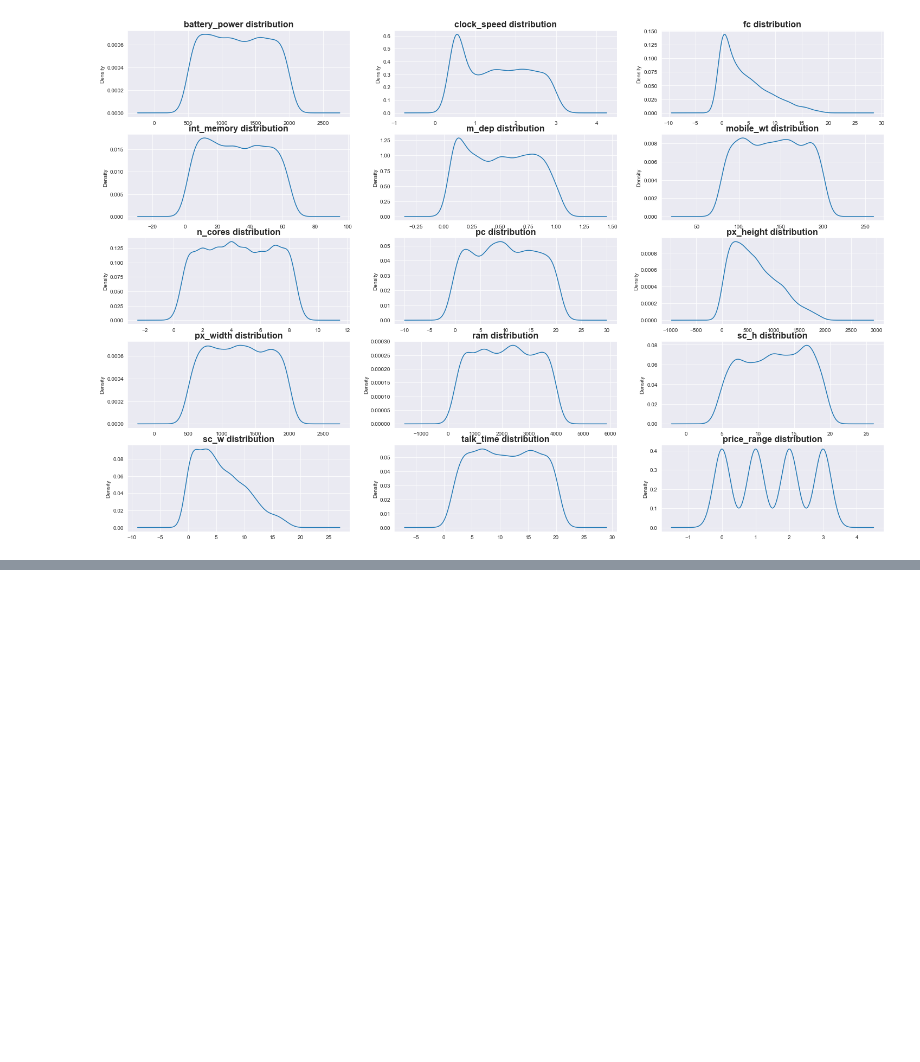
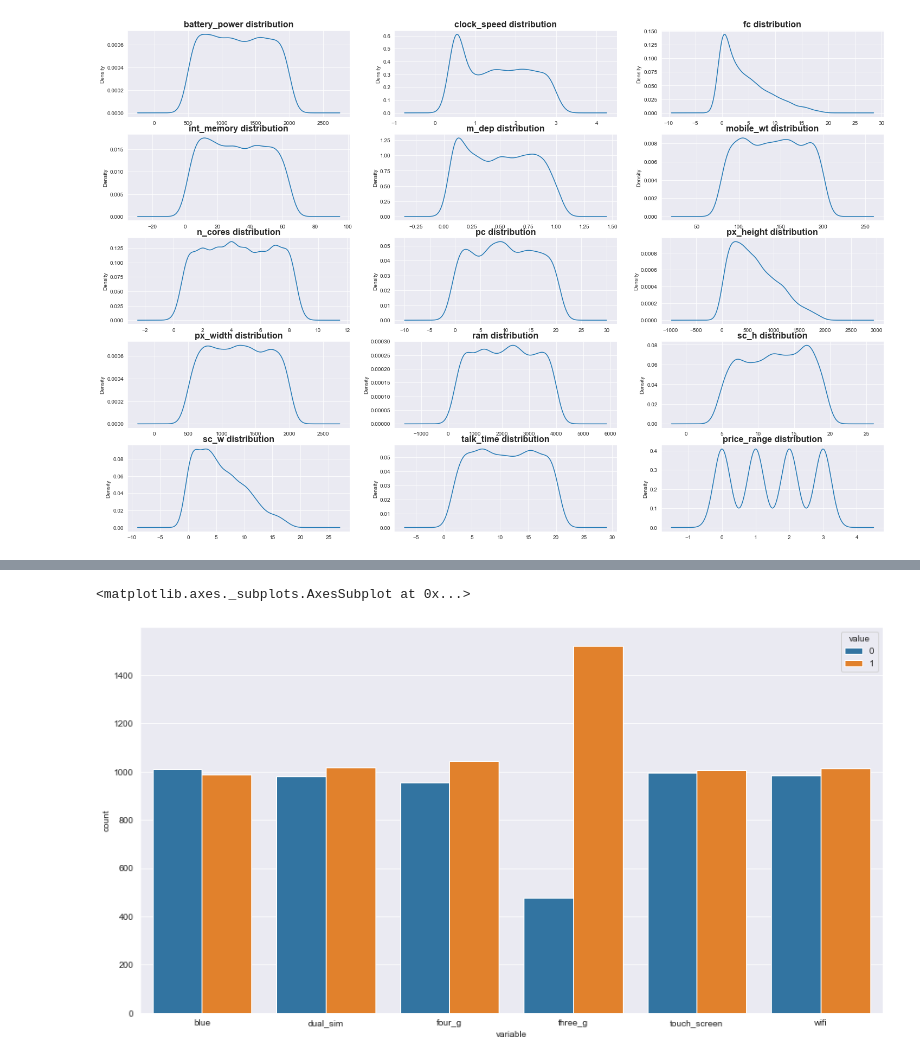
Before and after one commit to jordan-maulino/mobile_price, a Jupyter notebook: mobile_price.ipynb, the cells around one changed output, grey strips where cells are left out. Saved outputs shown, nothing was run; the diff lists cells and outputs as text; code cells hidden in the pictures; blank space fills up the shorter version.

Commit message:
more visualizations

```diff
--- a/mobile_price.ipynb
+++ b/mobile_price.ipynb
@@ -190,0 +199,2 @@ for row in axes:
+# %%
+binary_cols = [cname for cname in mobile_data.columns if mobile_data[cname].dtype in ['int64', 'float64'] and mobile_data[cname].nunique() == 2  ]
@@ -190,0 +205,2 @@ for row in axes:
+# %%
+binary_cols_df = mobile_data[binary_cols]
@@ -190,0 +223,6 @@ for row in axes:
+# %%
+plt.figure(figsize=(15, 8))
+sns.countplot(x="variable", hue="value", data=pd.melt(binary_cols_df))
+# %% [output]
+<matplotlib.axes._subplots.AxesSubplot at 0x...>
+[figure, added]
```
Also changed, not shown: parts of 10 cells of this notebook.
